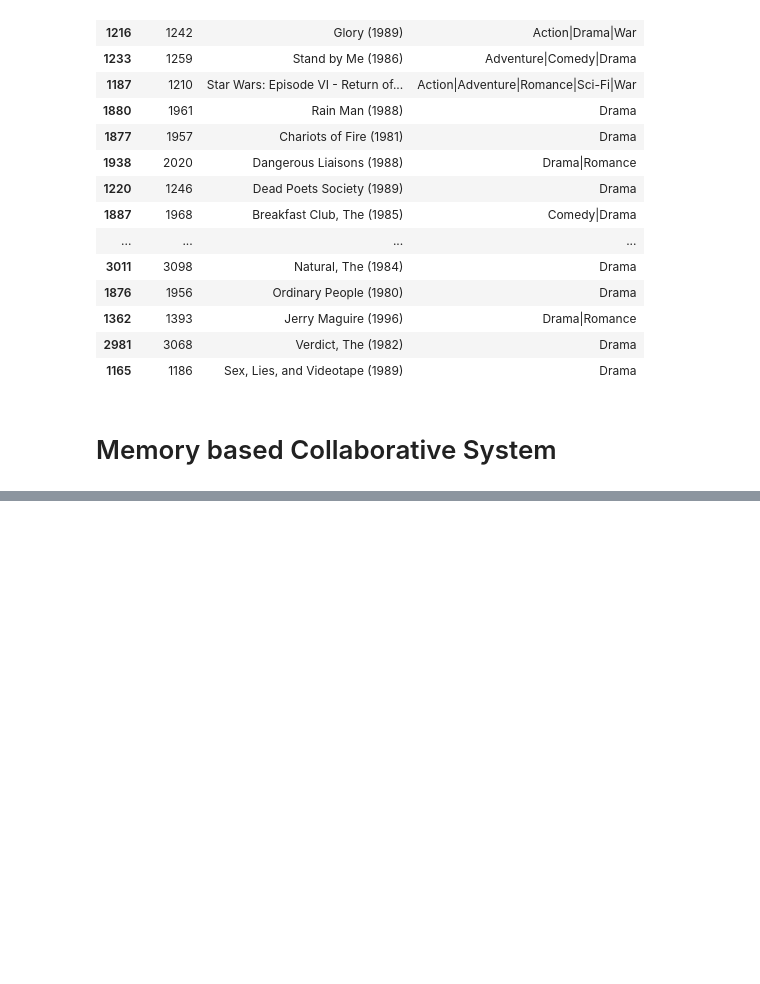
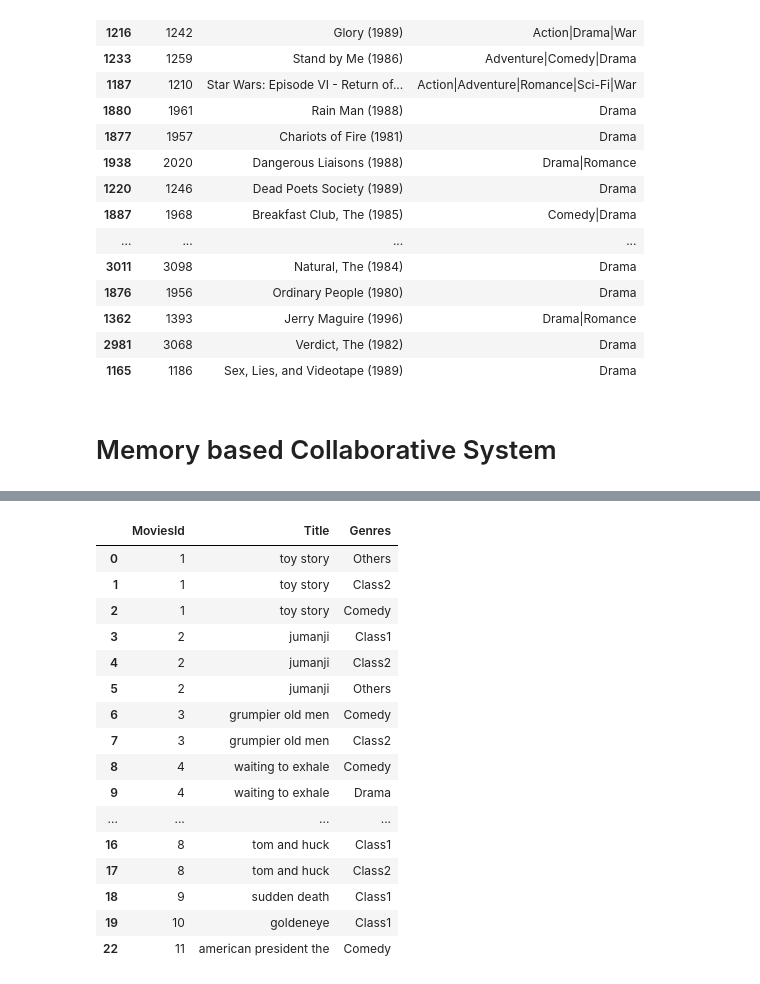
Before and after one commit to karangupta26/Movie-Recommendation-System, a Jupyter notebook: RecommenderSystem.ipynb, the cells around one changed output, grey strips where cells are left out. Cells and saved outputs as stored; diff of their text form; code cells hidden in the pictures; blank space fills up the shorter version.

```diff
--- a/RecommenderSystem.ipynb
+++ b/RecommenderSystem.ipynb
@@ -261,0 +289,20 @@ See the caveats in the documentation: http://pandas.pydata.org/pandas-docs/stabl
+# %%
+Movies.head(20)
+# %% [output]
+|  | MoviesId | Title | Genres |
+| 0 | 1 | toy story | Others |
+| 1 | 1 | toy story | Class2 |
+| 2 | 1 | toy story | Comedy |
+| 3 | 2 | jumanji | Class1 |
+| 4 | 2 | jumanji | Class2 |
+| 5 | 2 | jumanji | Others |
+| 6 | 3 | grumpier old men | Comedy |
+| 7 | 3 | grumpier old men | Class2 |
+| 8 | 4 | waiting to exhale | Comedy |
+| 9 | 4 | waiting to exhale | Drama |
+| ... | ... | ... | ... |
+| 16 | 8 | tom and huck | Class1 |
+| 17 | 8 | tom and huck | Class2 |
+| 18 | 9 | sudden death | Class1 |
+| 19 | 10 | goldeneye | Class1 |
+| 22 | 11 | american president the | Comedy |
```
Also changed, not shown: parts of 18 cells of this notebook.
